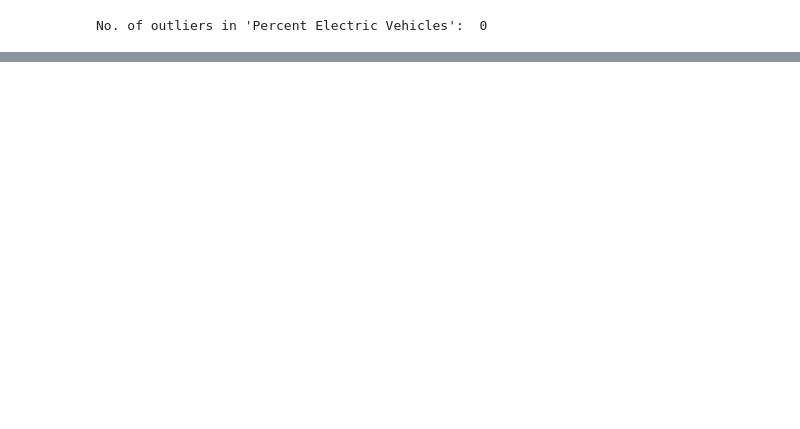
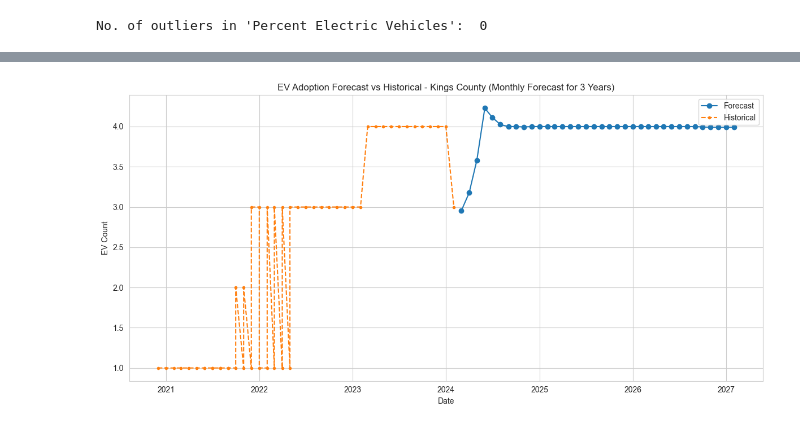
Before and after one commit to akshit-sr/EV_Vehicle_Charge_Demand, a Jupyter notebook: main.ipynb, the cells around one changed output, grey strips where cells are left out. Saved outputs shown, nothing was run; the diff lists cells and outputs as text; code cells hidden in the pictures; blank space fills up the shorter version.

```diff
--- a/main.ipynb
+++ b/main.ipynb
@@ -119,0 +397,92 @@ No. of outliers in 'Percent Electric Vehicles':  0
+# %%
+county = "Kings"
+
+try:
+    county_code = le.transform([county])[0]
+    print(f"County '{county}' encoded as {county_code}.")
+except ValueError:
+    print(f"Error: '{county}' not found in LabelEncoder.")
+    exit()
+
+county_df = df[df['county_encoded'] == county_code].sort_values("numeric_date")
+if county_df.empty:
+    print(f"Warning: No data found for county '{county}'.")
+    exit()
+historical_ev = list(county_df['Electric Vehicle (EV) Total'].values[-6:])
+cumulative_ev = list(np.cumsum(historical_ev))
+slope_history = []
+months_since_start = county_df['months_since_start'].max()
+
+historical = county_df[['year', 'month', 'numeric_date', 'Electric Vehicle (EV) Total', 'months_since_start']].copy()
+historical['Source'] = 'Historical'
+historical['Date'] = pd.to_datetime(historical[['year', 'month']].assign(day=1))
+
+latest_row = county_df.iloc[-1].copy()
+future_rows = []
+
+for i in range(1, 37):
+    next_date = pd.to_datetime(latest_row['year'] * 100 + latest_row['month'], format='%Y%m') + pd.DateOffset(months=1)
+    y, m = next_date.year, next_date.month
+    numeric_date = y * 12 + m
+    months_since_start += 1
+
+    lag1, lag2, lag3 = historical_ev[-1], historical_ev[-2], historical_ev[-3]
+    roll_mean = np.mean([lag1, lag2, lag3])
+    pct_change_1 = (lag1 - lag2) / lag2 if lag2 != 0 else 0
+    pct_change_3 = (lag1 - lag3) / lag3 if lag3 != 0 else 0
+
+    recent_cumulative = cumulative_ev[-6:]
+    ev_growth_slope = np.polyfit(range(len(recent_cumulative)), recent_cumulative, 1)[0] if len(recent_cumulative) == 6 else 0
+
+    new_row = {
+        'months_since_start': months_since_start,
+        'county_encoded': county_code,
+        'ev_total_lag1': lag1,
+        'ev_total_lag2': lag2,
+        'ev_total_lag3': lag3,
+        'ev_total_roll_mean_3': roll_mean,
+        'ev_total_pct_change_1': pct_change_1,
+        'ev_total_pct_change_3': pct_change_3,
+        'ev_growth_slope': ev_growth_slope
+    }
+
+    X_new = pd.DataFrame([new_row])[features]
+    pred = model.predict(X_new)[0]
+    new_row['Electric Vehicle (EV) Total'] = pred
+
+    historical_ev.append(pred)
+    if len(historical_ev) > 6:
+        historical_ev.pop(0)
+
+    cumulative_ev.append(cumulative_ev[-1] + pred)
+    if len(cumulative_ev) > 6:
+        cumulative_ev.pop(0)
+
+    future_rows.append({
+        'Date': next_date,
+        'Electric Vehicle (EV) Total': pred,
+        'months_since_start': months_since_start,
+        'Source': 'Forecast'
+    })
+
+    latest_row['year'], latest_row['month'] = y, m
+
+forecast_df = pd.DataFrame(future_rows)
+historical['Date'] = pd.to_datetime(historical[['year', 'month']].assign(day=1))
+historical = historical[['Date', 'Electric Vehicle (EV) Total', 'months_since_start', 'Source']]
+combined = pd.concat([historical, forecast_df], ignore_index=True)
+
+plt.figure(figsize=(12, 6))
+
+for source, group in combined.groupby('Source'):
+    plt.plot(group['Date'], group['Electric Vehicle (EV) Total'], label=source,
+             marker='o' if source == 'Forecast' else '.', linestyle='-' if source == 'Forecast' else '--')
+
+plt.title(f"EV Adoption Forecast vs Historical - {county} County (Monthly Forecast for 3 Years)")
+plt.xlabel("Date")
+plt.ylabel("EV Count")
+plt.grid(True)
+plt.legend()
+plt.tight_layout()
+plt.show()
+# %% [output]
@@ -119,0 +490 @@ No. of outliers in 'Percent Electric Vehicles':  0
+[figure, added]
```
Also changed, not shown: parts of 29 cells of this notebook.
